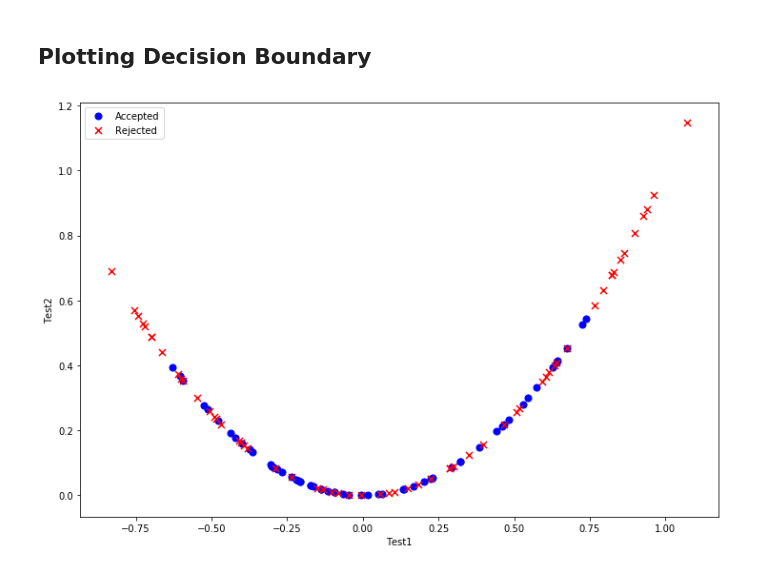
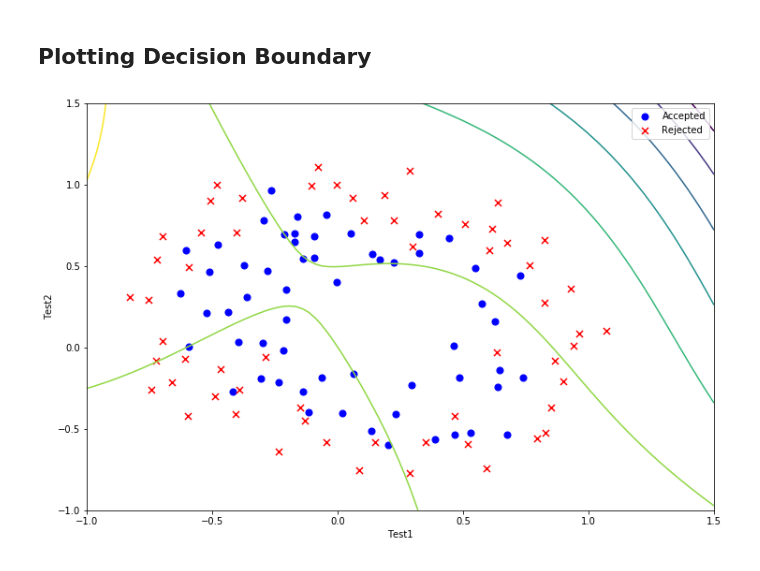
Before and after one commit to liutong927/MLStudy, a Jupyter notebook: ML_AndrewNg/Logistic_Regression/LogisticRegression.ipynb, the cells around one changed output. Saved outputs shown, nothing was run; the diff lists cells and outputs as text; code cells hidden in the pictures.

Commit message:
continue with decision boundary plot...

```diff
--- a/ML_AndrewNg/Logistic_Regression/LogisticRegression.ipynb
+++ b/ML_AndrewNg/Logistic_Regression/LogisticRegression.ipynb
@@ -285,6 +285,21 @@ data2.head()
 | 2 | 1 | 1 | -0.213710 | 0.69225 | 0.045672 | -0.147941 | 0.479210 | -0.009761 | 0.031616 | -0.102412 | 0.331733 | ... |
 | 3 | 1 | 1 | -0.375000 | 0.50219 | 0.140625 | -0.188321 | 0.252195 | -0.052734 | 0.070620 | -0.094573 | 0.126650 | ... |
 | 4 | 1 | 1 | -0.513250 | 0.46564 | 0.263426 | -0.238990 | 0.216821 | -0.135203 | 0.122661 | -0.111283 | 0.100960 | ... |
+# %%
+def map_feature(x1, x2, n):
+    # for this case, x1,x2 is array(100,1),n=4, out is (100,1)
+    out = np.ones((x1.shape[0], 1))
+
+    for i in range(1, n+1):
+        for j in range(0, i+1):
+            # term is array(100,1)
+            term = np.power(x1, i-j)*np.power(x2,j)
+            term = term.reshape(x1.shape[0], 1)
+            # hstack out to (100,15) arry
+            out = np.hstack(( out, term ))
+
+    out = np.delete(out, 0, axis=1)
+    return out
 # %% [markdown]
 ## Regularized cost function/gradient in logistic regression
 # %% [markdown]
@@ -370,13 +385,24 @@ accuracy2
 # %%
 positive = data2[data2['Accepted'].isin([1])]
 negative = data2[data2['Accepted'].isin([0])]
 
 fig, ax = plt.subplots(figsize=(12,8))
-ax.scatter(positive['T10'], positive['T20'], s=50, c='b', marker='o', label='Accepted')
-ax.scatter(negative['T10'], negative['T20'], s=50, c='r', marker='x', label='Rejected')
+ax.scatter(positive['T10'], positive['T11'], s=50, c='b', marker='o', label='Accepted')
+ax.scatter(negative['T10'], negative['T11'], s=50, c='r', marker='x', label='Rejected')
 ax.legend()
 ax.set_xlabel('Test1')
 ax.set_ylabel('Test2')
+
+# for each x1p, x2p, we need to calcualte its hypthesis value using optimized theta.
+# firstly calculate mapping features, then compute with theta.
+for i in range(len(x1p)):
+    for j in range(len(x2p)):
+        # features is (1,14), theta_opt2 is (1,14), h[i][j] (1,1)
+        features = map_feature(np.array([x1p[i]]),np.array([x2p[j]]),4)
+        h[i][j] = np.dot(features,result2[0].t)
+h = h.transpose()
+ax.contour(x1p,x2p,h)
+
 plt.show()
 # %% [output]
-[figure, old version]
+[figure, new version]
```
